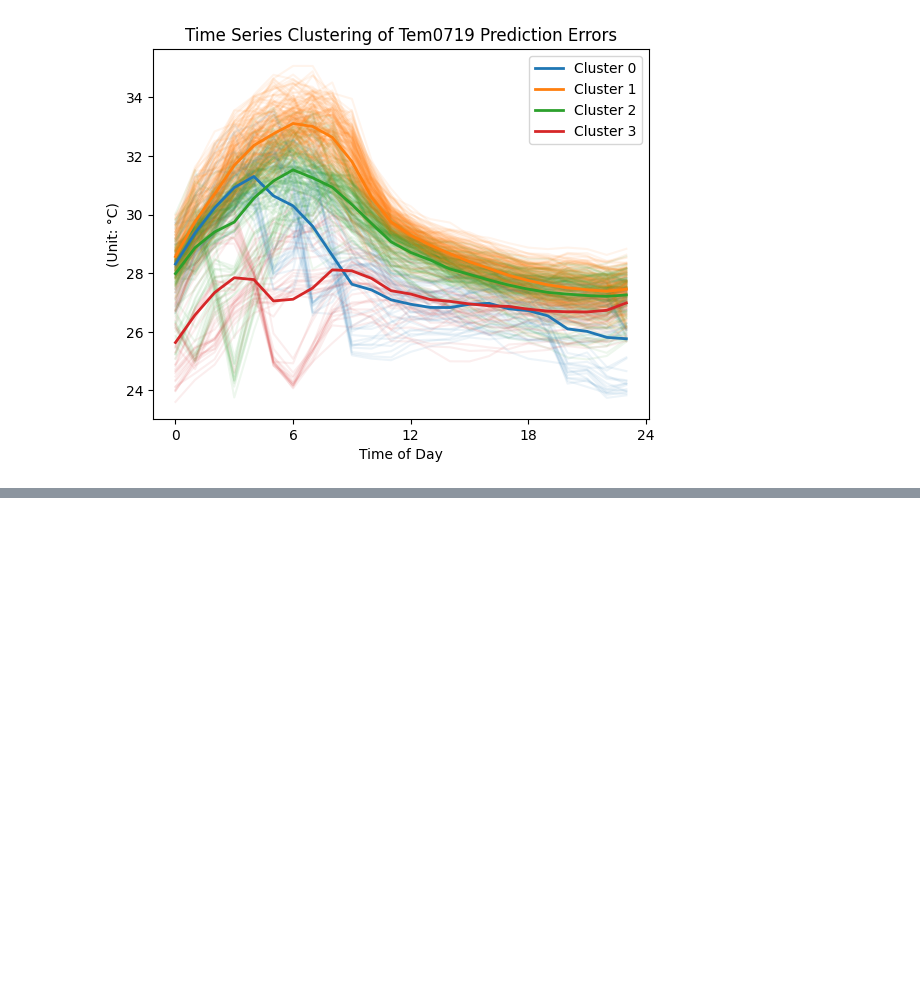
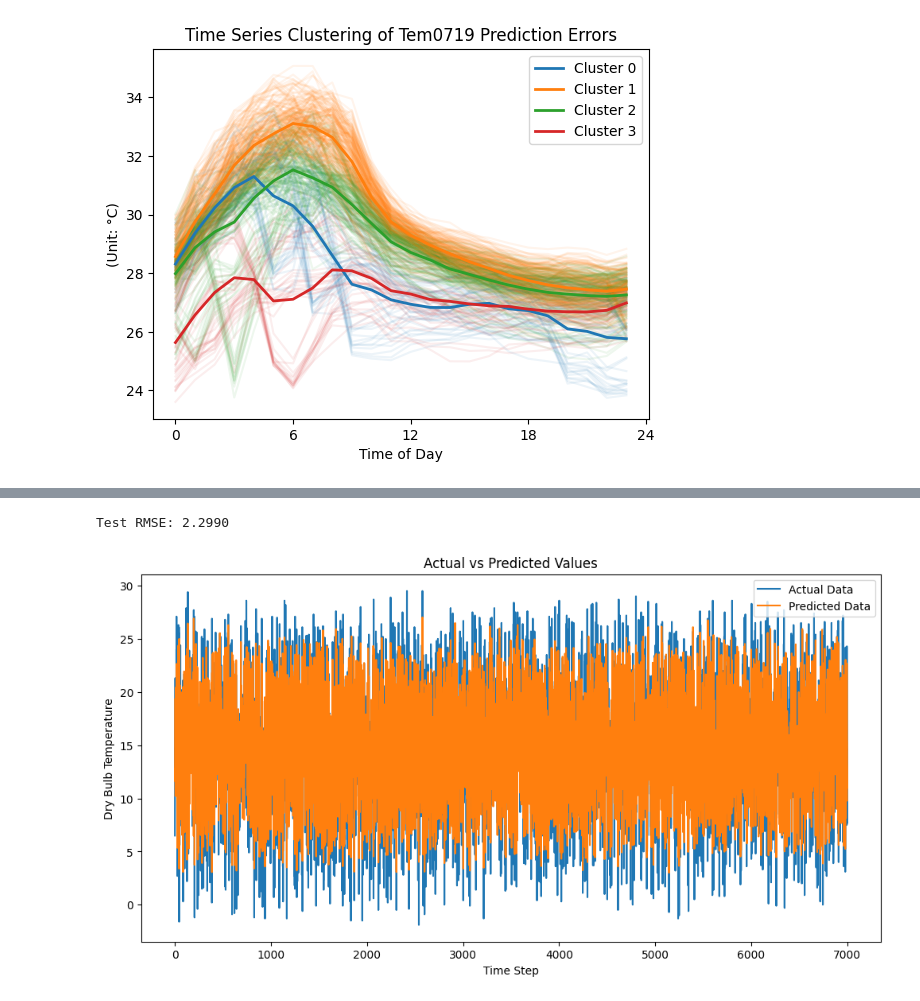
Before and after one commit to VIP-SMUR/24Fa-Microclimate-LSTM-Kriging, a Jupyter notebook: python/Organized_Model_Eval.ipynb, the cells around one changed output, grey strips where cells are left out. Saved outputs shown, nothing was run; the diff lists cells and outputs as text; code cells hidden in the pictures; blank space fills up the shorter version.

Commit message:
Tested LSTM on Campus EPW
Received output and shows good potential for once we have the Grid Point Data

```diff
--- a/python/Organized_Model_Eval.ipynb
+++ b/python/Organized_Model_Eval.ipynb
@@ -489,0 +571,19 @@ plot_time_series_clustering(puredata, measure, kmeans, nclu=nclu, ylabel=f'(Unit
+# %%
+# Function to create sequences for LSTM
+def create_sequences(input_data, target_data, seq_length):
+    in_seq, out_seq = [], []
+    for i in range(len(input_data) - seq_length):
+        in_seq.append(input_data[i:i+seq_length])
+        out_seq.append(target_data[i + seq_length])
+    return np.array(in_seq), np.array(out_seq)
+
+X, y = create_sequences(features_scaled, target_scaled, sequence_length)
+
+# Split data into train and test sets
+X_train, X_test, y_train, y_test = train_test_split(X, y, test_size=0.8, random_state=42)
+# %%
+# Convert to PyTorch tensors
+X_train_tensor = torch.from_numpy(X_train).float()
+y_train_tensor = torch.from_numpy(y_train).float()
+X_test_tensor = torch.from_numpy(X_test).float()
+y_test_tensor = torch.from_numpy(y_test).float()
@@ -489,0 +633,29 @@ plot_time_series_clustering(puredata, measure, kmeans, nclu=nclu, ylabel=f'(Unit
+# %%
+# Switch model to evaluation mode
+model.eval()
+with torch.no_grad():
+    # Make predictions
+    train_predict = model(X_test_tensor)
+    predicted = train_predict.data.numpy()
+    actual = y_test_tensor.numpy()
+
+    # Inverse transform to get original scale
+    predicted_actual = scaler_target.inverse_transform(predicted)
+    actual_actual = scaler_target.inverse_transform(actual)
+
+# Calculate RMSE
+rmse = np.sqrt(np.mean((predicted_actual - actual_actual) ** 2))
+print(f'Test RMSE: {rmse:.4f}')
+
+# Plot actual vs. predicted
+plt.figure(figsize=(12, 6))
+plt.plot(actual_actual, label='Actual Data')
+plt.plot(predicted_actual, label='Predicted Data')
+plt.legend()
+plt.xlabel('Time Step')
+plt.ylabel(target_col)
+plt.title('Actual vs Predicted Values')
+plt.show()
+# %% [output]
+Test RMSE: 2.2990
+[figure, added]
```
Also changed, not shown: parts of 9 cells of this notebook, 3 other files.
